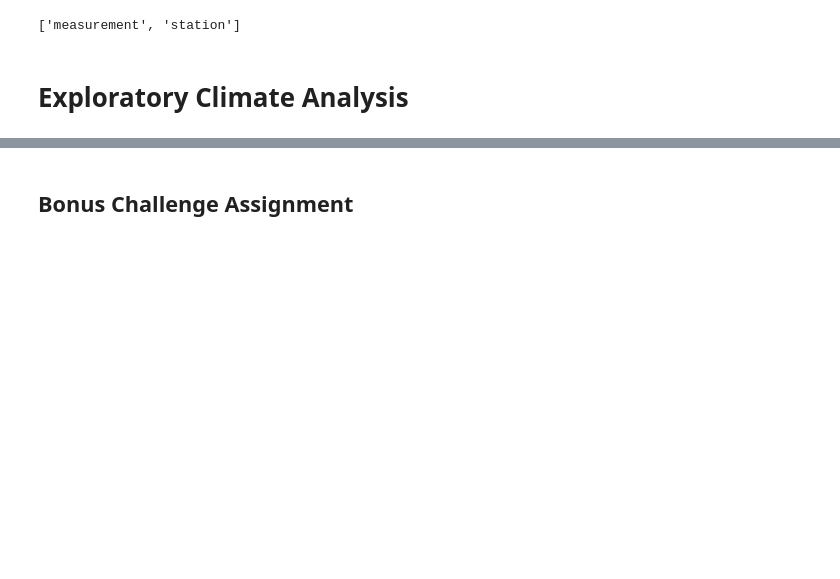
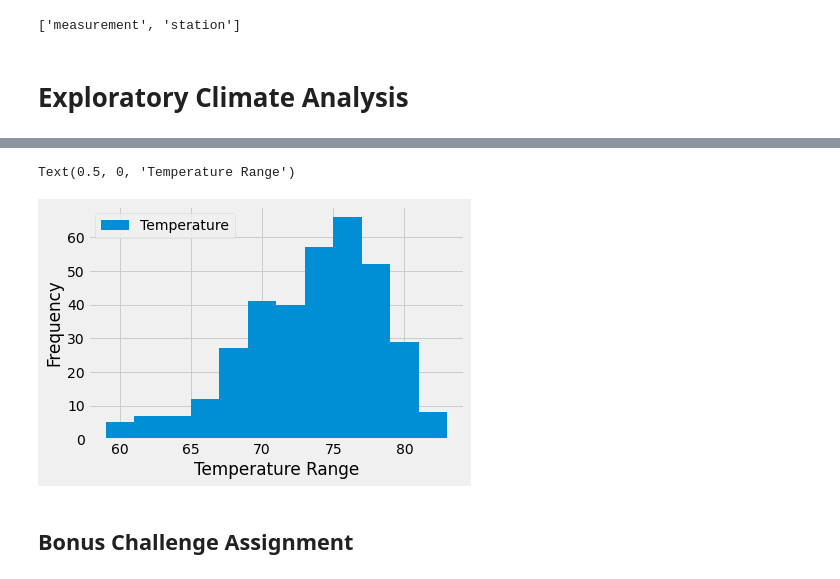
Before and after one commit to RUNTMC19/sqlalchemy-challenge, a Jupyter notebook: climate_starter.ipynb, the cells around one changed output, grey strips where cells are left out. Saved outputs shown, nothing was run; the diff lists cells and outputs as text; code cells hidden in the pictures; blank space fills up the shorter version.

```diff
--- a/climate_starter.ipynb
+++ b/climate_starter.ipynb
@@ -96,3 +251,11 @@ session = Session(engine)
 # %%
 # Choose the station with the highest number of temperature observations.
 # Query the last 12 months of temperature observation data for this station and plot the results as a histogram
+
+temps_12_months = session.query(Measurements.tobs).filter(Measurements.station == 'USC00519281').filter(Measurements.date > query_date).all()
+
+temps_12_months
+
+temps_df = pd.DataFrame(temps_12_months,columns=['Temperature'])
+
+temps_df
@@ -99,3 +276,9 @@ session = Session(engine)
+# %%
+temps_df.plot.hist(bins=12)
+plt.xlabel("Temperature Range")
+# %% [output]
+Text(0.5, 0, 'Temperature Range')
+[figure, added]
 # %% [markdown]
 ## Bonus Challenge Assignment
 # %%
```
Also changed, not shown: parts of 14 cells of this notebook.
